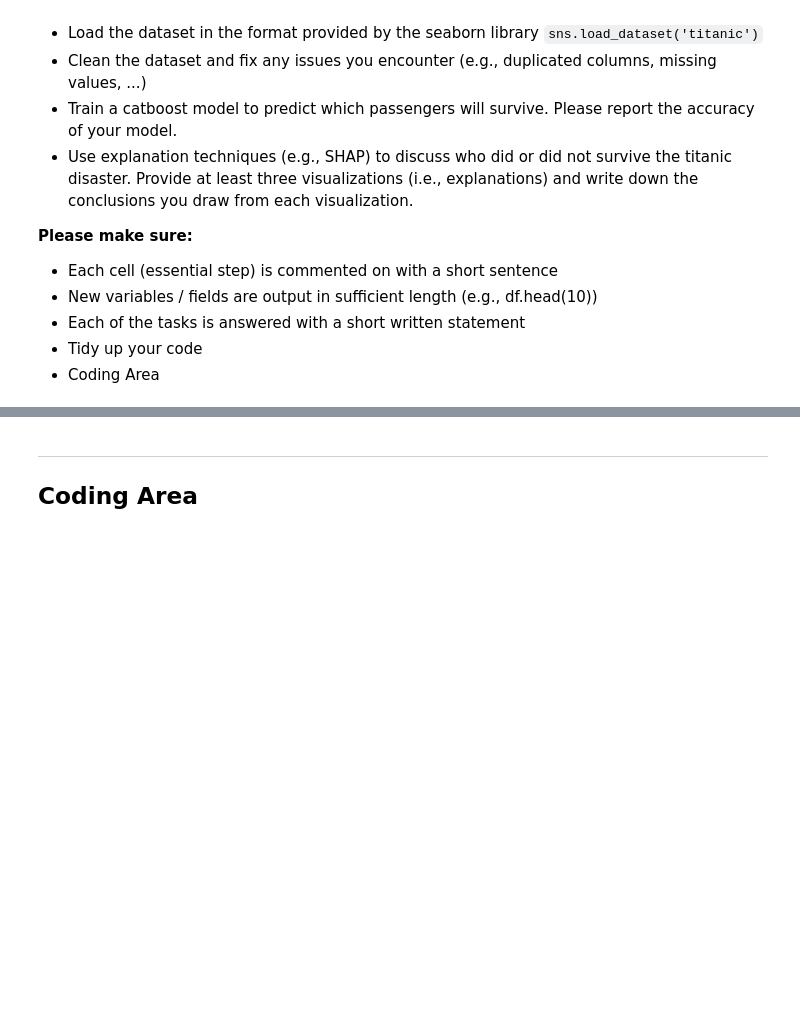
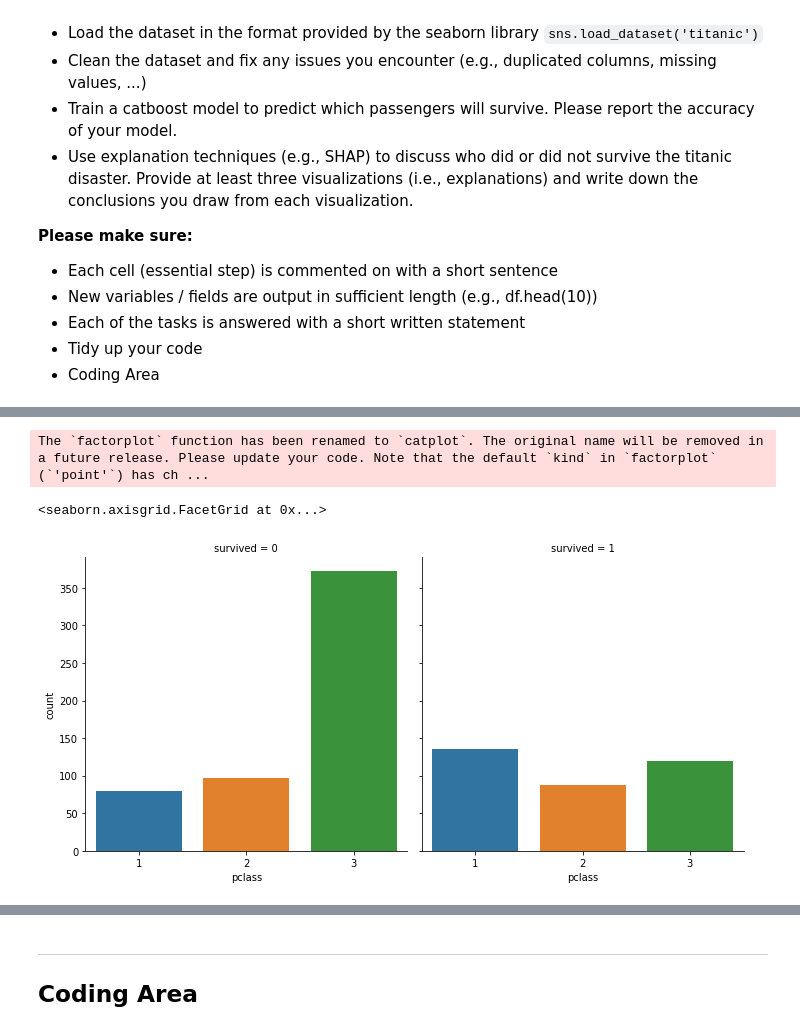
Before and after one commit to KarelZe/aiss, a Jupyter notebook: homework6.ipynb, the cells around one changed output, grey strips where cells are left out. Drawn from its saved outputs; the diff is of its cells as text; code cells hidden in the pictures; blank space fills up the shorter version.

```diff
--- a/homework6.ipynb
+++ b/homework6.ipynb
@@ -22,0 +201,5 @@ The titanic dataset is one of the most common introductory problems for data sci
+# %%
+# remove columns with high correlation
+titanic_dataset.drop(columns={'adult_male', 'class', 'embarked'}, inplace=True)
+# remove deck due to large number of missing vals
+titanic_dataset.drop(columns={'deck'}, inplace=True)
@@ -22,0 +224,7 @@ The titanic dataset is one of the most common introductory problems for data sci
+# %%
+# compare survivors by pclass
+sns.factorplot(x='pclass', col = 'survived', data = titanic_dataset, kind = 'count')
+# %% [output]
+The `factorplot` function has been renamed to `catplot`. The original name will be removed in a future release. Please update your code. Note that the default `kind` in `factorplot` (`'point'`) has ch ...
+<seaborn.axisgrid.FacetGrid at 0x...>
+[figure, added]
```
Also changed, not shown: parts of 37 cells of this notebook.
